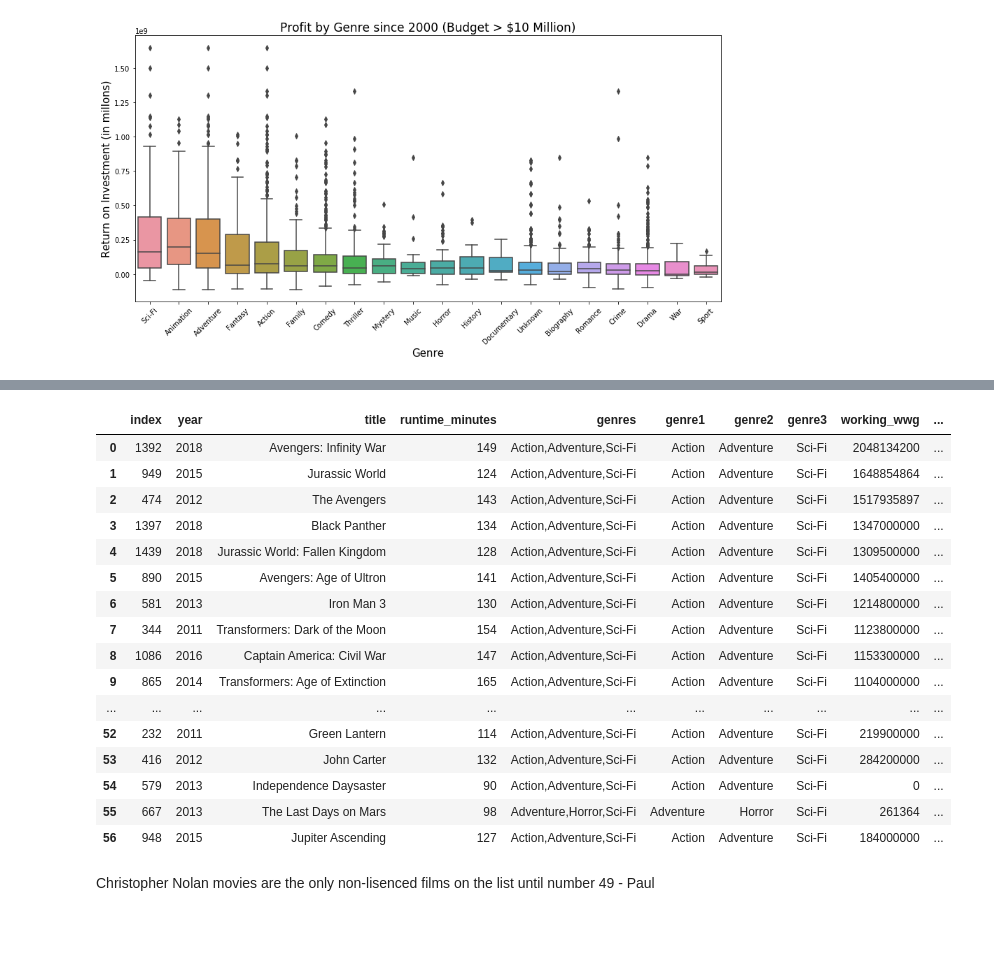
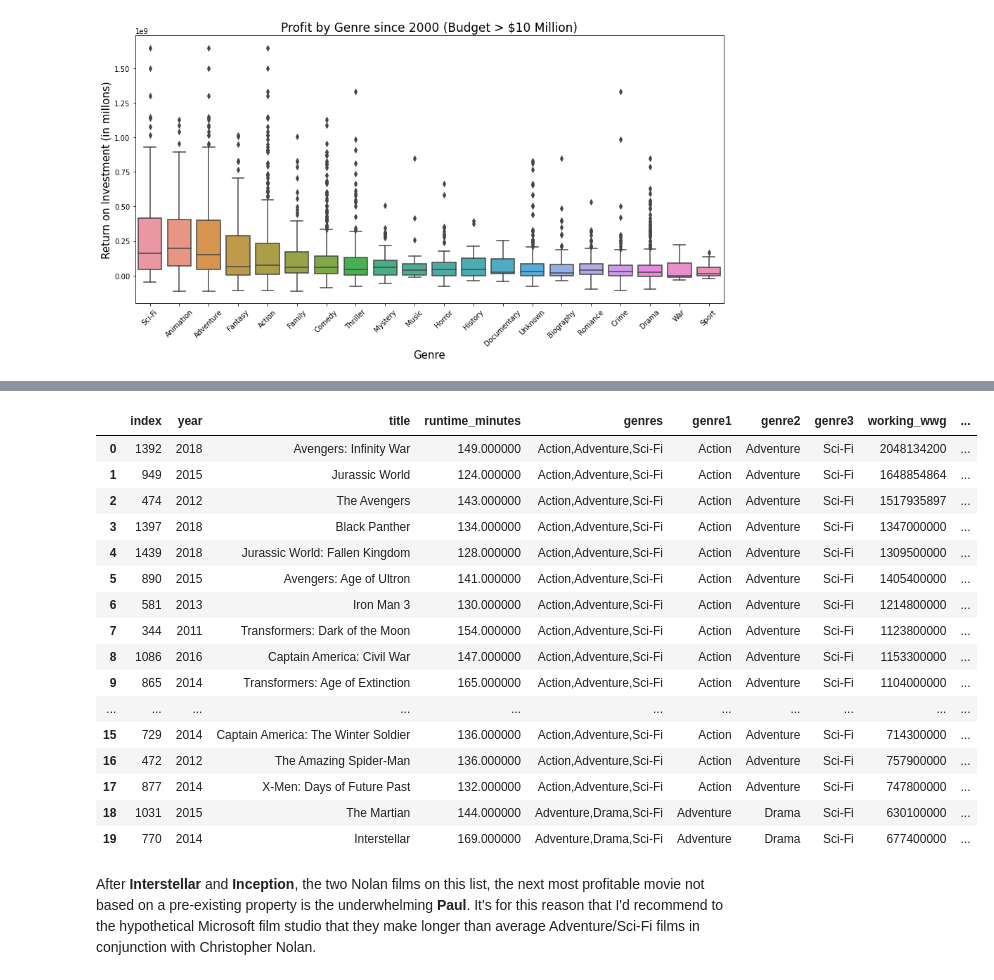
Before and after one commit to stone-ericm/flatiron_phase1_project, a Jupyter notebook: Notebook.ipynb, the cells around one changed output, grey strips where cells are left out. Cells and saved outputs as stored; diff of their text form; code cells hidden in the pictures; blank space fills up the shorter version.

```diff
--- a/Notebook.ipynb
+++ b/Notebook.ipynb
@@ -376,7 +678,13 @@ def convert_columns_to_int(budget):
     except:
         return convert_budget_to_int(budget, False)
 
-for column in ['domestic_gross_imdb', 'foreign_gross', 'production_budget', 'domestic_gross_tn', 'worldwide_gross', 'budget_wiki']:
+for column in ['domestic_gross_imdb',
+               'foreign_gross',
+               'production_budget',
+               'domestic_gross_tn',
+               'worldwide_gross',
+               'budget_wiki'
+              ]:
     working_df[column] = working_df[column].fillna(-1)
     working_df[column] = working_df[column].apply(lambda x: convert_columns_to_int(x))
     working_df[column] = working_df[column].astype('int64')
@@ -679,29 +989,29 @@ ax = sns.boxplot(x=analysis_df_runtime_grouped['runtime_desc'], y=analysis_df_ru
 # %%
 analysis_df_1mil.loc[((analysis_df_1mil['genre3'] == 'Sci-Fi') |
                   (analysis_df_1mil['genre2'] == 'Sci-Fi') |
                   (analysis_df_1mil['genre1'] == 'Sci-Fi') )&(
                     (analysis_df_1mil['genre3'] == 'Adventure') |
                     (analysis_df_1mil['genre2'] == 'Adventure') |
                     (analysis_df_1mil['genre1'] == 'Adventure'))
-                 ].sort_values(by = 'roi', ascending=False).reset_index().style.apply(
+                 ].sort_values(by = 'roi', ascending=False).reset_index().head(20).style.apply(
                 lambda x: ['background: #00a4ef' if x.title == 'Inception' or x.title == 'Interstellar' else '' for i in x], axis = 1)
 # %% [output]
 |  | index | year | title | runtime_minutes | genres | genre1 | genre2 | genre3 | working_wwg | ... |
-| 0 | 1392 | 2018 | Avengers: Infinity War | 149 | Action,Adventure,Sci-Fi | Action | Adventure | Sci-Fi | 2048134200 | ... |
-| 1 | 949 | 2015 | Jurassic World | 124 | Action,Adventure,Sci-Fi | Action | Adventure | Sci-Fi | 1648854864 | ... |
-| 2 | 474 | 2012 | The Avengers | 143 | Action,Adventure,Sci-Fi | Action | Adventure | Sci-Fi | 1517935897 | ... |
-| 3 | 1397 | 2018 | Black Panther | 134 | Action,Adventure,Sci-Fi | Action | Adventure | Sci-Fi | 1347000000 | ... |
-| 4 | 1439 | 2018 | Jurassic World: Fallen Kingdom | 128 | Action,Adventure,Sci-Fi | Action | Adventure | Sci-Fi | 1309500000 | ... |
-| 5 | 890 | 2015 | Avengers: Age of Ultron | 141 | Action,Adventure,Sci-Fi | Action | Adventure | Sci-Fi | 1405400000 | ... |
-| 6 | 581 | 2013 | Iron Man 3 | 130 | Action,Adventure,Sci-Fi | Action | Adventure | Sci-Fi | 1214800000 | ... |
-| 7 | 344 | 2011 | Transformers: Dark of the Moon | 154 | Action,Adventure,Sci-Fi | Action | Adventure | Sci-Fi | 1123800000 | ... |
-| 8 | 1086 | 2016 | Captain America: Civil War | 147 | Action,Adventure,Sci-Fi | Action | Adventure | Sci-Fi | 1153300000 | ... |
-| 9 | 865 | 2014 | Transformers: Age of Extinction | 165 | Action,Adventure,Sci-Fi | Action | Adventure | Sci-Fi | 1104000000 | ... |
+| 0 | 1392 | 2018 | Avengers: Infinity War | 149.000000 | Action,Adventure,Sci-Fi | Action | Adventure | Sci-Fi | 2048134200 | ... |
+| 1 | 949 | 2015 | Jurassic World | 124.000000 | Action,Adventure,Sci-Fi | Action | Adventure | Sci-Fi | 1648854864 | ... |
+| 2 | 474 | 2012 | The Avengers | 143.000000 | Action,Adventure,Sci-Fi | Action | Adventure | Sci-Fi | 1517935897 | ... |
+| 3 | 1397 | 2018 | Black Panther | 134.000000 | Action,Adventure,Sci-Fi | Action | Adventure | Sci-Fi | 1347000000 | ... |
+| 4 | 1439 | 2018 | Jurassic World: Fallen Kingdom | 128.000000 | Action,Adventure,Sci-Fi | Action | Adventure | Sci-Fi | 1309500000 | ... |
+| 5 | 890 | 2015 | Avengers: Age of Ultron | 141.000000 | Action,Adventure,Sci-Fi | Action | Adventure | Sci-Fi | 1405400000 | ... |
+| 6 | 581 | 2013 | Iron Man 3 | 130.000000 | Action,Adventure,Sci-Fi | Action | Adventure | Sci-Fi | 1214800000 | ... |
+| 7 | 344 | 2011 | Transformers: Dark of the Moon | 154.000000 | Action,Adventure,Sci-Fi | Action | Adventure | Sci-Fi | 1123800000 | ... |
+| 8 | 1086 | 2016 | Captain America: Civil War | 147.000000 | Action,Adventure,Sci-Fi | Action | Adventure | Sci-Fi | 1153300000 | ... |
+| 9 | 865 | 2014 | Transformers: Age of Extinction | 165.000000 | Action,Adventure,Sci-Fi | Action | Adventure | Sci-Fi | 1104000000 | ... |
 | ... | ... | ... | ... | ... | ... | ... | ... | ... | ... | ... |
-| 52 | 232 | 2011 | Green Lantern | 114 | Action,Adventure,Sci-Fi | Action | Adventure | Sci-Fi | 219900000 | ... |
-| 53 | 416 | 2012 | John Carter | 132 | Action,Adventure,Sci-Fi | Action | Adventure | Sci-Fi | 284200000 | ... |
-| 54 | 579 | 2013 | Independence Daysaster | 90 | Action,Adventure,Sci-Fi | Action | Adventure | Sci-Fi | 0 | ... |
-| 55 | 667 | 2013 | The Last Days on Mars | 98 | Adventure,Horror,Sci-Fi | Adventure | Horror | Sci-Fi | 261364 | ... |
-| 56 | 948 | 2015 | Jupiter Ascending | 127 | Action,Adventure,Sci-Fi | Action | Adventure | Sci-Fi | 184000000 | ... |
+| 15 | 729 | 2014 | Captain America: The Winter Soldier | 136.000000 | Action,Adventure,Sci-Fi | Action | Adventure | Sci-Fi | 714300000 | ... |
+| 16 | 472 | 2012 | The Amazing Spider-Man | 136.000000 | Action,Adventure,Sci-Fi | Action | Adventure | Sci-Fi | 757900000 | ... |
+| 17 | 877 | 2014 | X-Men: Days of Future Past | 132.000000 | Action,Adventure,Sci-Fi | Action | Adventure | Sci-Fi | 747800000 | ... |
+| 18 | 1031 | 2015 | The Martian | 144.000000 | Adventure,Drama,Sci-Fi | Adventure | Drama | Sci-Fi | 630100000 | ... |
+| 19 | 770 | 2014 | Interstellar | 169.000000 | Adventure,Drama,Sci-Fi | Adventure | Drama | Sci-Fi | 677400000 | ... |
-# %% [markdown]
-Christopher Nolan movies are the only non-lisenced films on the list until number 49 - Paul
+# %% [markdown]
+After **Interstellar** and **Inception**, the two Nolan films on this list, the next most profitable movie not based on a pre-existing property is the underwhelming **Paul**. It's for this reason that I'd recommend to the hypothetical Microsoft film studio that they make longer than average Adventure/Sci-Fi films in conjunction with Christopher Nolan.
```
Also changed, not shown: parts of 69 cells of this notebook.
